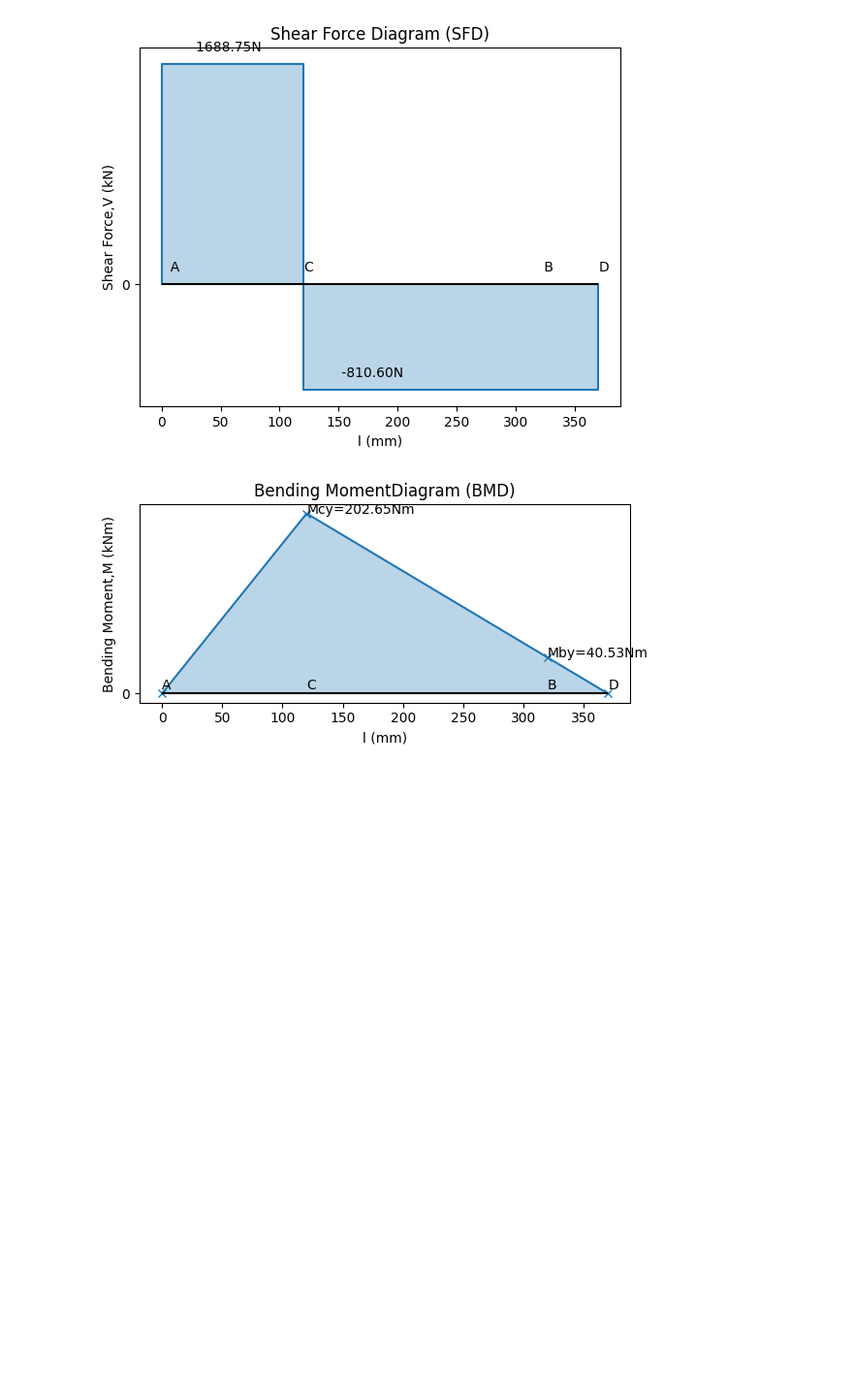
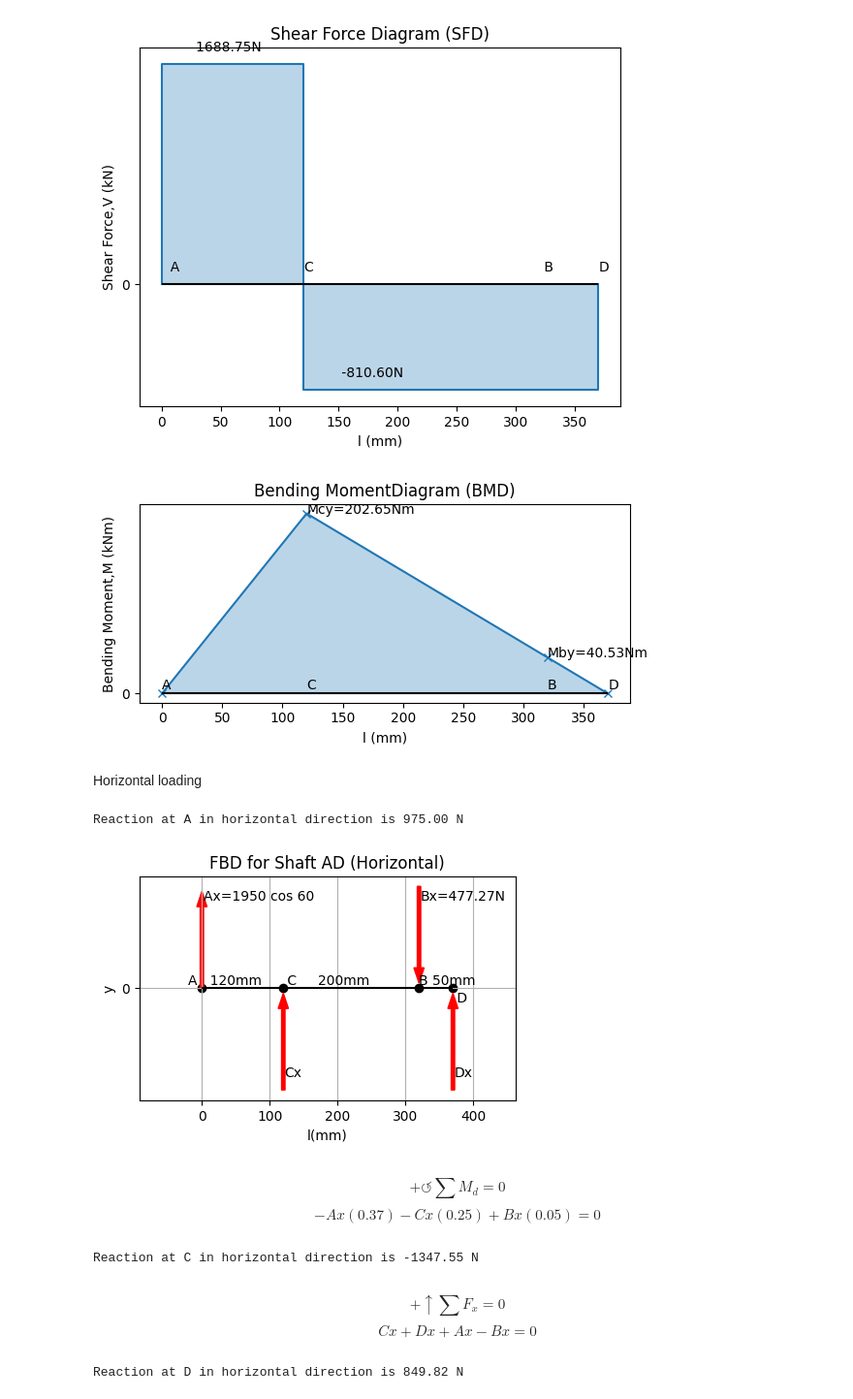
Before and after one commit to mechanical-design/design-examples, a Jupyter notebook: 20244/Q3.ipynb, the cells around one changed output. Shown at 97% size. Drawn from its saved outputs; the diff is of its cells as text; code cells hidden in the pictures; blank space fills up the shorter version.

```diff
--- a/20244/Q3.ipynb
+++ b/20244/Q3.ipynb
@@ -176,3 +178,67 @@ plt.tight_layout()
 plt.show()
 # %% [output]
 [figure]
+# %% [markdown]
+Horizontal loading
+# %%
+Ax=Fa*cos(radians(60))
+print(f'Reaction at A in horizontal direction is {Ax:.2f} N')
+# %% [output]
+Reaction at A in horizontal direction is 975.00 N
+# %%
+# Horizontal Loading
+
+coorA = [0,0]
+coorB = [320,0]
+coorC = [120,0]
+coorD = [370,0]
+
+data = np.array([coorA,coorB,coorC,coorD])
+x, y = data.T
+
+fig, ax = plt.subplots()
+fig.set_size_inches(5,3)
+ax.grid()
+ax.set_yticks([0])
+ax.scatter(x,y, color='k')
+
+ax.arrow(coorA[0],coorA[1], 0,120,width=5,color='r')
+ax.arrow(coorB[0],coorB[1]+150, 0,-120,width=5,color='r')
+ax.arrow(coorC[0],coorC[1]-150, 0,120,width=5,color='r')
+ax.arrow(coorD[0],coorD[1]-150, 0,120,width=5,color='r')
+ax.hlines(0,0,370, colors='k')
+
+ax.set(xlabel='l(mm)', ylabel='y',
+       title='FBD for Shaft AD (Horizontal)')
+
+ax.text(coorA[0]+2,coorA[1]+130,f'Ax={Fa} cos 60')
+ax.text(coorB[0]+2,coorB[1]+130,f'Bx={Fb:.2f}N')
+# ax.text(coorA[0]+2,coorA[1]+130,f'Ay')
+ax.text(coorC[0]+2,coorC[1]-130,f'Cx')
+ax.text(coorD[0]+2,coorD[1]-130,f'Dx')
+ax.text(coorA[0]-20,coorA[1]+5,f'A   120mm')
+ax.text(coorB[0],coorB[1]+5,f'B 50mm')
+ax.text(coorC[0],coorC[1]+5,f' C     200mm')
+ax.text(coorD[0],coorD[1]-20,f' D')
+
+plt.axis('equal')
+plt.show()
+# %% [output]
+[figure, added]
+# %% [markdown]
+$$+\circlearrowleft \sum M_d=0$$
+$$-Ax(0.37)-Cx(0.25)+Bx(0.05)=0$$
+# %%
+Cx=((Fb*0.05)-(Ax*0.37))/0.25
+print(f'Reaction at C in horizontal direction is {Cx:.2f} N')
+# %% [output]
+Reaction at C in horizontal direction is -1347.55 N
+# %% [markdown]
+$$+\uparrow \sum F_x=0$$
+$$Cx+Dx+Ax-Bx=0$$
+# %%
+Bx=Fb
+Dx=Bx-Cx-Ax
+print(f'Reaction at D in horizontal direction is {Dx:.2f} N')
+# %% [output]
+Reaction at D in horizontal direction is 849.82 N
```
Also changed, not shown: parts of 10 cells of this notebook, 2 other files.
